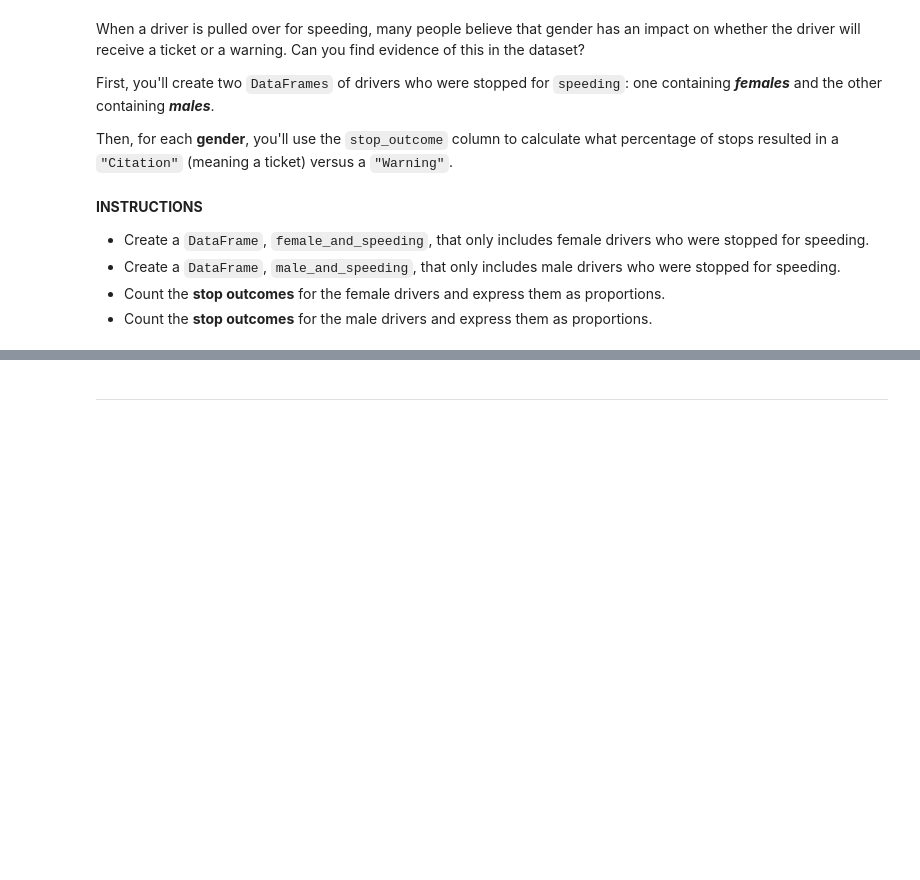
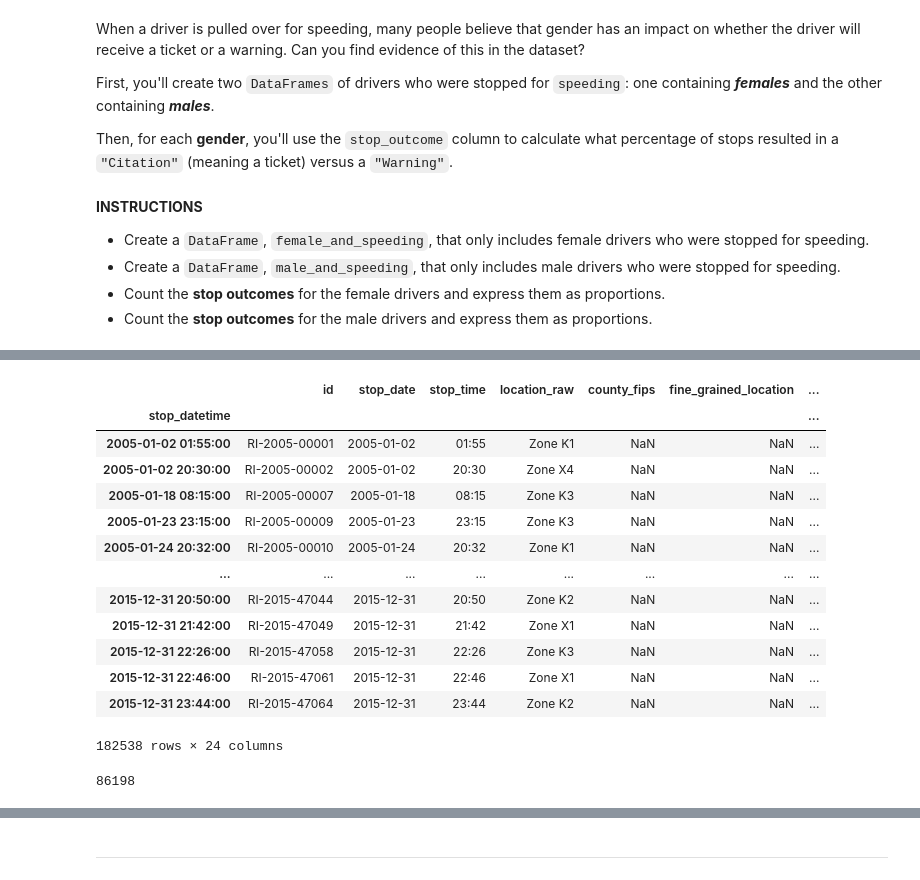
Before and after one commit to Ertugrul-Kurubal/Data-Analysis-With-Python-Projects, a Jupyter notebook: 02-Exploring The Relationship Between Gender And Policing (Student).ipynb, the cells around one changed output, grey strips where cells are left out. Cells and saved outputs as stored; diff of their text form; code cells hidden in the pictures; blank space fills up the shorter version.

```diff
--- a/02-Exploring The Relationship Between Gender And Policing (Student).ipynb
+++ b/02-Exploring The Relationship Between Gender And Policing (Student).ipynb
@@ -212,0 +231,22 @@ Then, for each **gender**, you'll use the ``stop_outcome`` column to calculate w
+# %%
+male_and_speeding = df_m[df_m["violation"] == "Speeding"]
+male_and_speeding
+# %% [output]
+|  | id | stop_date | stop_time | location_raw | county_fips | fine_grained_location | ... |
+| stop_datetime |  |  |  |  |  |  | ... |
+| 2005-01-02 01:55:00 | RI-2005-00001 | 2005-01-02 | 01:55 | Zone K1 | NaN | NaN | ... |
+| 2005-01-02 20:30:00 | RI-2005-00002 | 2005-01-02 | 20:30 | Zone X4 | NaN | NaN | ... |
+| 2005-01-18 08:15:00 | RI-2005-00007 | 2005-01-18 | 08:15 | Zone K3 | NaN | NaN | ... |
+| 2005-01-23 23:15:00 | RI-2005-00009 | 2005-01-23 | 23:15 | Zone K3 | NaN | NaN | ... |
+| 2005-01-24 20:32:00 | RI-2005-00010 | 2005-01-24 | 20:32 | Zone K1 | NaN | NaN | ... |
+| ... | ... | ... | ... | ... | ... | ... | ... |
+| 2015-12-31 20:50:00 | RI-2015-47044 | 2015-12-31 | 20:50 | Zone K2 | NaN | NaN | ... |
+| 2015-12-31 21:42:00 | RI-2015-47049 | 2015-12-31 | 21:42 | Zone X1 | NaN | NaN | ... |
+| 2015-12-31 22:26:00 | RI-2015-47058 | 2015-12-31 | 22:26 | Zone K3 | NaN | NaN | ... |
+| 2015-12-31 22:46:00 | RI-2015-47061 | 2015-12-31 | 22:46 | Zone X1 | NaN | NaN | ... |
+| 2015-12-31 23:44:00 | RI-2015-47064 | 2015-12-31 | 23:44 | Zone K2 | NaN | NaN | ... |
+182538 rows × 24 columns
+# %%
+female_and_speeding["stop_outcome"].count()
+# %% [output]
+86198
```
Also changed, not shown: parts of 10 cells of this notebook.
